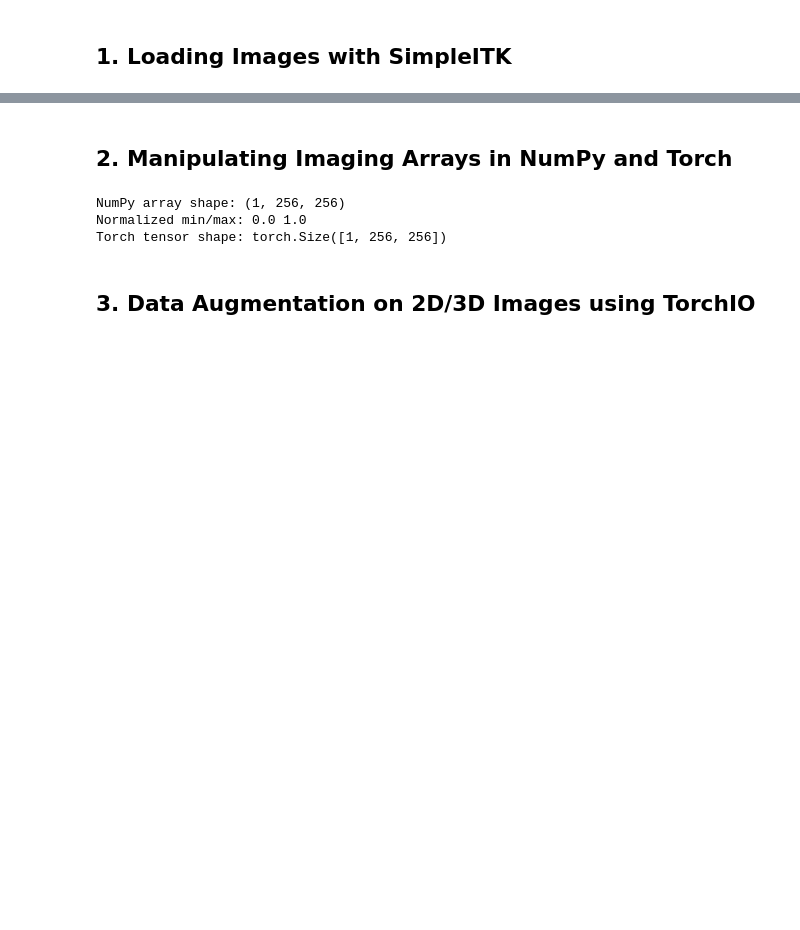
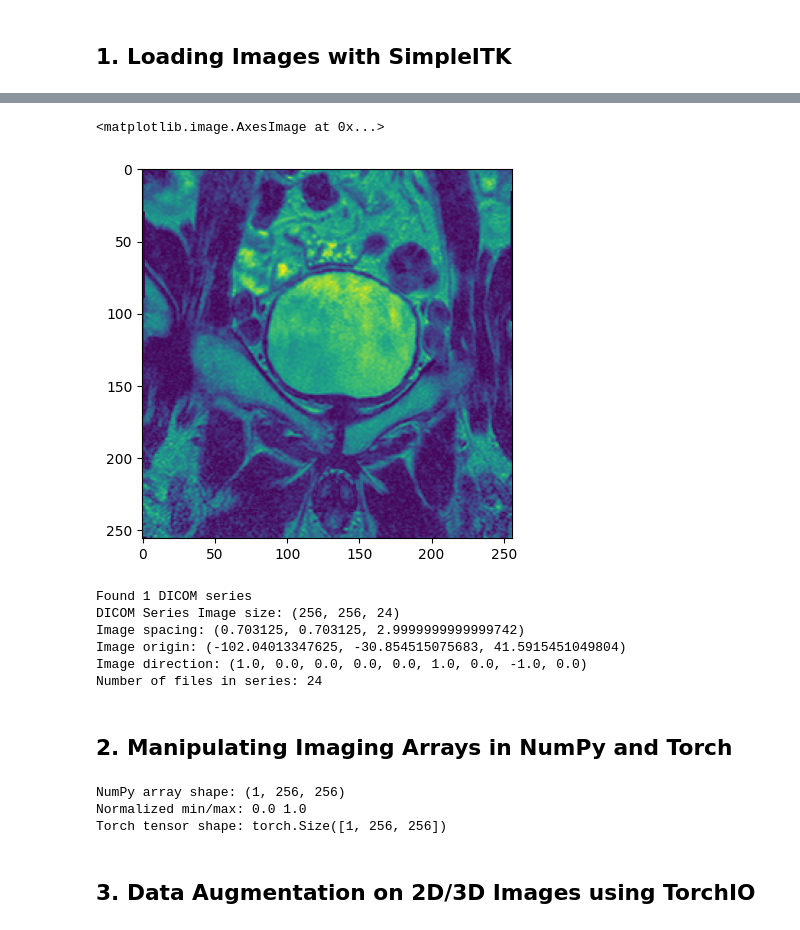
Before and after one commit to UBC-BIOMOD-Computational/Life-Science-Image-Analysis-Workshops-2025-2026, a Jupyter notebook: solutions/lab3_solution.ipynb, the cells around one changed output, grey strips where cells are left out. Saved outputs shown, nothing was run; the diff lists cells and outputs as text; code cells hidden in the pictures; blank space fills up the shorter version.

```diff
--- a/solutions/lab3_solution.ipynb
+++ b/solutions/lab3_solution.ipynb
@@ -161,0 +126,41 @@ Pixel type: 64-bit float
+# %%
+# Try this line:
+plt.imshow(np.squeeze(nda))
+# %% [output]
+<matplotlib.image.AxesImage at 0x...>
+[figure, added]
+# %%
+
+# Method 2: Read DICOM series from a directory (recommended for 3D volumes)
+try:
+    dicom_directory = folderpath  # Directory containing DICOM files
+
+    # Get the series IDs
+    series_reader = sitk.ImageSeriesReader()
+    series_IDs = series_reader.GetGDCMSeriesIDs(dicom_directory)
+
+    if len(series_IDs) > 0:
+        print(f"Found {len(series_IDs)} DICOM series")
+
+        # Read the first series
+        series_file_names = series_reader.GetGDCMSeriesFileNames(dicom_directory, series_IDs[0])
+        series_reader.SetFileNames(series_file_names)
+        image = series_reader.Execute()
+
+        print('DICOM Series Image size:', image.GetSize())
+        print('Image spacing:', image.GetSpacing())
+        print('Image origin:', image.GetOrigin())
+        print('Image direction:', image.GetDirection())
+        print('Number of files in series:', len(series_file_names))
+    else:
+        print("No DICOM series found in directory")
+
+except Exception as e:
+    print(f"Error reading DICOM series: {e}")
+# %% [output]
+Found 1 DICOM series
+DICOM Series Image size: (256, 256, 24)
+Image spacing: (0.703125, 0.703125, 2.9999999999999742)
+Image origin: (-102.04013347625, -30.854515075683, 41.5915451049804)
+Image direction: (1.0, 0.0, 0.0, 0.0, 0.0, 1.0, 0.0, -1.0, 0.0)
+Number of files in series: 24
```
Also changed, not shown: parts of 8 cells of this notebook.
